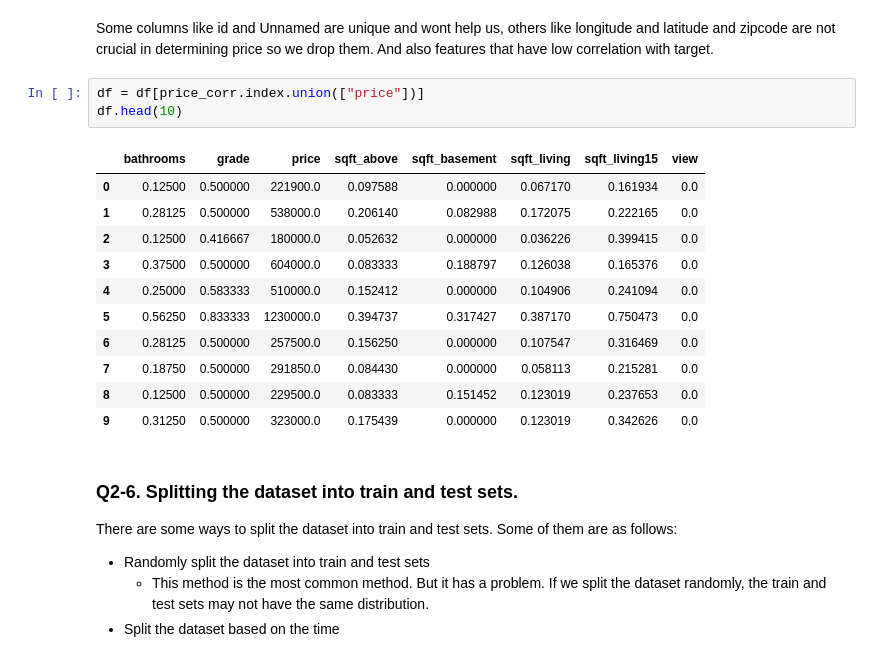
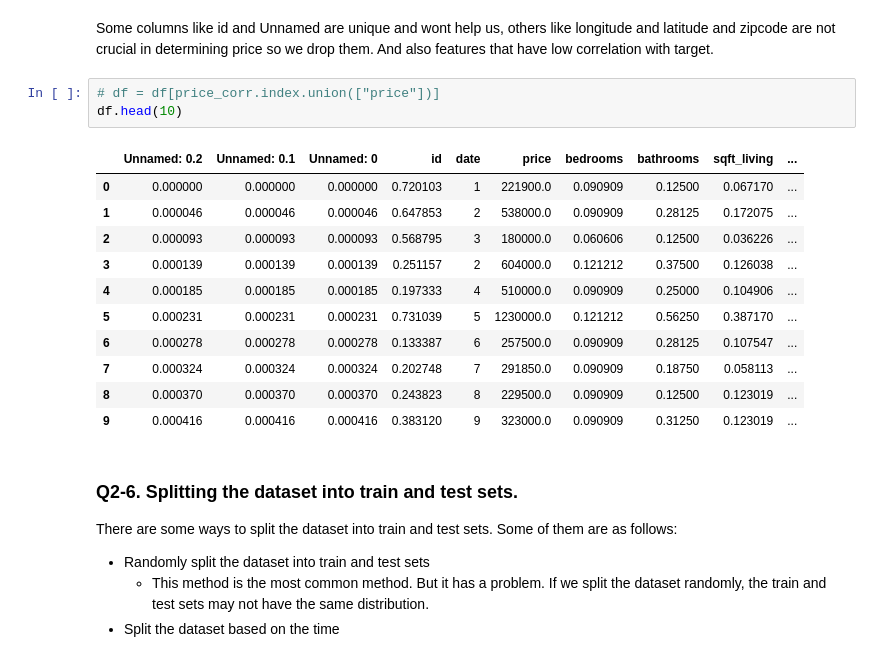
Before and after one commit to Shahriar-0/Artificial-Intelligence-Course-Projects-S2023, a Jupyter notebook: 5/AI_CA5.ipynb, the cells around one changed output. Drawn from its saved outputs; the diff is of its cells as text.

```diff
--- a/5/AI_CA5.ipynb
+++ b/5/AI_CA5.ipynb
@@ -505,20 +505,20 @@ display(df)
 # %% [markdown]
 Some columns like id and Unnamed are unique and wont help us, others like longitude and latitude and zipcode are not crucial in determining price so we drop them. And also features that have low correlation with target.
 # %%
-df = df[price_corr.index.union(["price"])]
+# df = df[price_corr.index.union(["price"])]
 df.head(10)
 # %% [output]
-|  | bathrooms | grade | price | sqft_above | sqft_basement | sqft_living | sqft_living15 | view |
-| 0 | 0.12500 | 0.500000 | 221900.0 | 0.097588 | 0.000000 | 0.067170 | 0.161934 | 0.0 |
-| 1 | 0.28125 | 0.500000 | 538000.0 | 0.206140 | 0.082988 | 0.172075 | 0.222165 | 0.0 |
-| 2 | 0.12500 | 0.416667 | 180000.0 | 0.052632 | 0.000000 | 0.036226 | 0.399415 | 0.0 |
-| 3 | 0.37500 | 0.500000 | 604000.0 | 0.083333 | 0.188797 | 0.126038 | 0.165376 | 0.0 |
-| 4 | 0.25000 | 0.583333 | 510000.0 | 0.152412 | 0.000000 | 0.104906 | 0.241094 | 0.0 |
-| 5 | 0.56250 | 0.833333 | 1230000.0 | 0.394737 | 0.317427 | 0.387170 | 0.750473 | 0.0 |
-| 6 | 0.28125 | 0.500000 | 257500.0 | 0.156250 | 0.000000 | 0.107547 | 0.316469 | 0.0 |
-| 7 | 0.18750 | 0.500000 | 291850.0 | 0.084430 | 0.000000 | 0.058113 | 0.215281 | 0.0 |
-| 8 | 0.12500 | 0.500000 | 229500.0 | 0.083333 | 0.151452 | 0.123019 | 0.237653 | 0.0 |
-| 9 | 0.31250 | 0.500000 | 323000.0 | 0.175439 | 0.000000 | 0.123019 | 0.342626 | 0.0 |
+|  | Unnamed: 0.2 | Unnamed: 0.1 | Unnamed: 0 | id | date | price | bedrooms | bathrooms | sqft_living | ... |
+| 0 | 0.000000 | 0.000000 | 0.000000 | 0.720103 | 1 | 221900.0 | 0.090909 | 0.12500 | 0.067170 | ... |
+| 1 | 0.000046 | 0.000046 | 0.000046 | 0.647853 | 2 | 538000.0 | 0.090909 | 0.28125 | 0.172075 | ... |
+| 2 | 0.000093 | 0.000093 | 0.000093 | 0.568795 | 3 | 180000.0 | 0.060606 | 0.12500 | 0.036226 | ... |
+| 3 | 0.000139 | 0.000139 | 0.000139 | 0.251157 | 2 | 604000.0 | 0.121212 | 0.37500 | 0.126038 | ... |
+| 4 | 0.000185 | 0.000185 | 0.000185 | 0.197333 | 4 | 510000.0 | 0.090909 | 0.25000 | 0.104906 | ... |
+| 5 | 0.000231 | 0.000231 | 0.000231 | 0.731039 | 5 | 1230000.0 | 0.121212 | 0.56250 | 0.387170 | ... |
+| 6 | 0.000278 | 0.000278 | 0.000278 | 0.133387 | 6 | 257500.0 | 0.090909 | 0.28125 | 0.107547 | ... |
+| 7 | 0.000324 | 0.000324 | 0.000324 | 0.202748 | 7 | 291850.0 | 0.090909 | 0.18750 | 0.058113 | ... |
+| 8 | 0.000370 | 0.000370 | 0.000370 | 0.243823 | 8 | 229500.0 | 0.090909 | 0.12500 | 0.123019 | ... |
+| 9 | 0.000416 | 0.000416 | 0.000416 | 0.383120 | 9 | 323000.0 | 0.090909 | 0.31250 | 0.123019 | ... |
 # %% [markdown]
 ### Q2-6. Splitting the dataset into train and test sets.
 There are some ways to split the dataset into train and test sets. Some of them are as follows:
```
Also changed, not shown: parts of 13 cells of this notebook.
